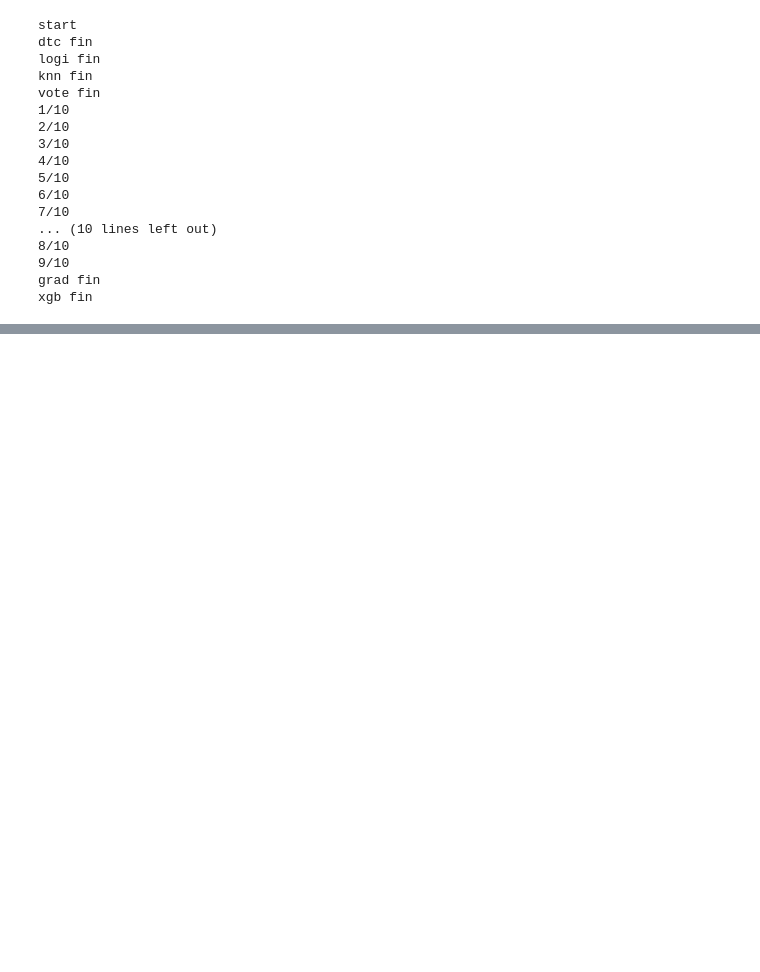
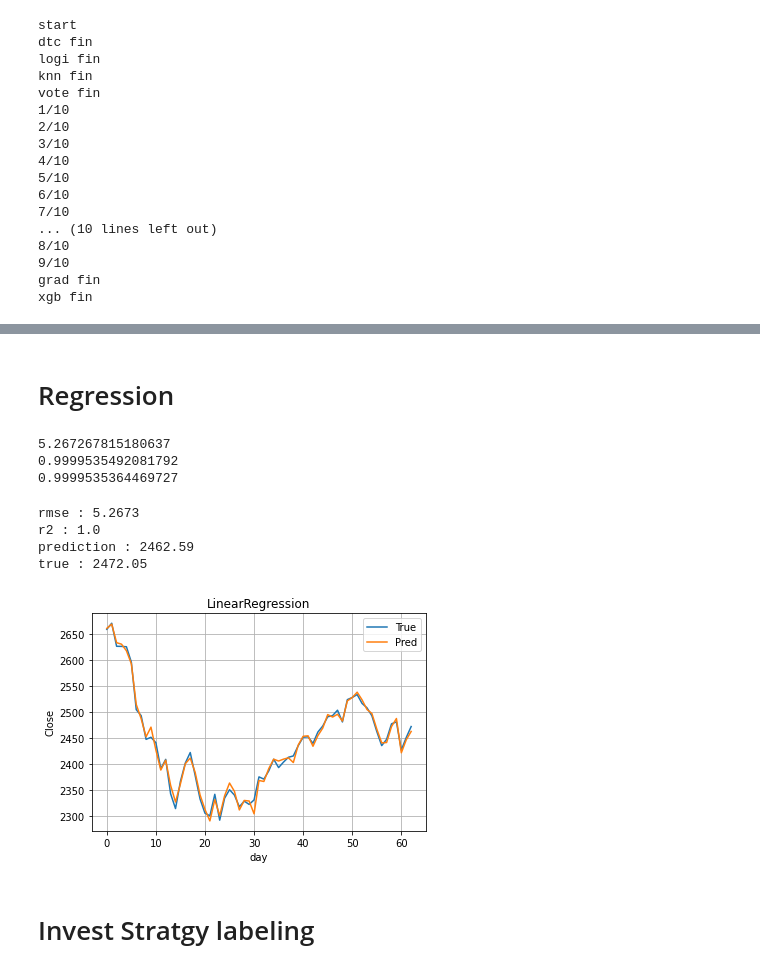
Before and after one commit to jjh0987/MyProject, a Jupyter notebook: pythonProject/dacon/monthly_dacon/Untitled.ipynb, the cells around one changed output, grey strips where cells are left out. Cells and saved outputs as stored; diff of their text form; code cells hidden in the pictures; blank space fills up the shorter version.

```diff
--- a/pythonProject/dacon/monthly_dacon/Untitled.ipynb
+++ b/pythonProject/dacon/monthly_dacon/Untitled.ipynb
@@ -412,0 +447,62 @@ summary
+# %% [markdown]
+# Regression
+# %%
+from sklearn.linear_model import LinearRegression
+from sklearn.preprocessing import PolynomialFeatures
+
+lr = LinearRegression()
+quad = PolynomialFeatures(degree=1) # ,include_bias=False
+input_idx = len(df) - 100
+
+features = ['Volume','Open','High','Low']
+
+X = df.loc[:,features]
+y = df.loc[:,'Close']
+X_quad = quad.fit_transform(X)
+lr.fit(X_quad,y)
+y_quad_fit = lr.predict(quad.fit_transform(X))
+
+pred = []
+for i in y_quad_fit:
+    if i < 0:
+        pred.append(0)
+    else:
+        pred.append(i)
+
+from sklearn.linear_model import ElasticNet
+from sklearn.model_selection import cross_val_score
+from sklearn.metrics import mean_squared_error,r2_score
+mse = mean_squared_error(pred,y)
+rmse = np.sqrt(mse)
+print(rmse)
+print(r2_score(pred,y)) # 1에 가까울수록 강한 상관관계, 0일 수록 관계없음
+print(1-(1-r2_score(pred,y))*(input_idx-1)/(input_idx-len(features)))
+# %% [output]
+5.267267815180637
+0.9999535492081792
+0.9999535364469727
+# %%
+temp_score_df = df
+temp_score_df['pred'] = pred
+temp_score_df = temp_score_df[temp_score_df['Date'] > '2022-06-01']
+# %%
+import matplotlib.pyplot as plt
+plt.plot(range(len(temp_score_df)),temp_score_df['Close'])
+plt.plot(range(len(temp_score_df)),temp_score_df['pred'])
+plt.title('LinearRegression')
+plt.xlabel('day')
+plt.ylabel('Close')
+plt.grid()
+plt.legend(['True','Pred'])
+print(f'rmse : {round(rmse,4)}')
+print(f'r2 : {round(r2_score(pred,y),4)}') # 1에 가까울수록 강한 상관관계, 0일 수록 관계없음
+print(f'prediction : {round(temp_score_df.iloc[-1,-1],2)}')
+print(f'true : {temp_score_df.iloc[-1,1]}')
+# %% [output]
+rmse : 5.2673
+r2 : 1.0
+prediction : 2462.59
+true : 2472.05
+[figure, added]
+# %% [markdown]
+# Invest Stratgy labeling
```
Also changed, not shown: parts of 25 cells of this notebook, 5 other files.
